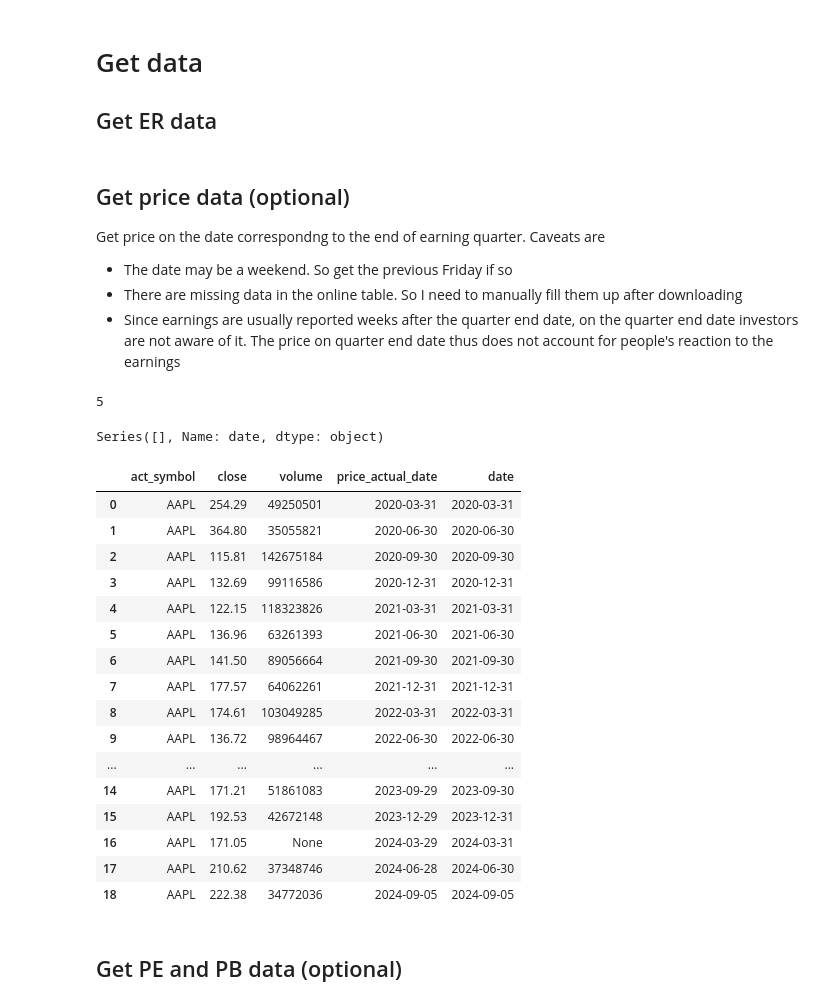
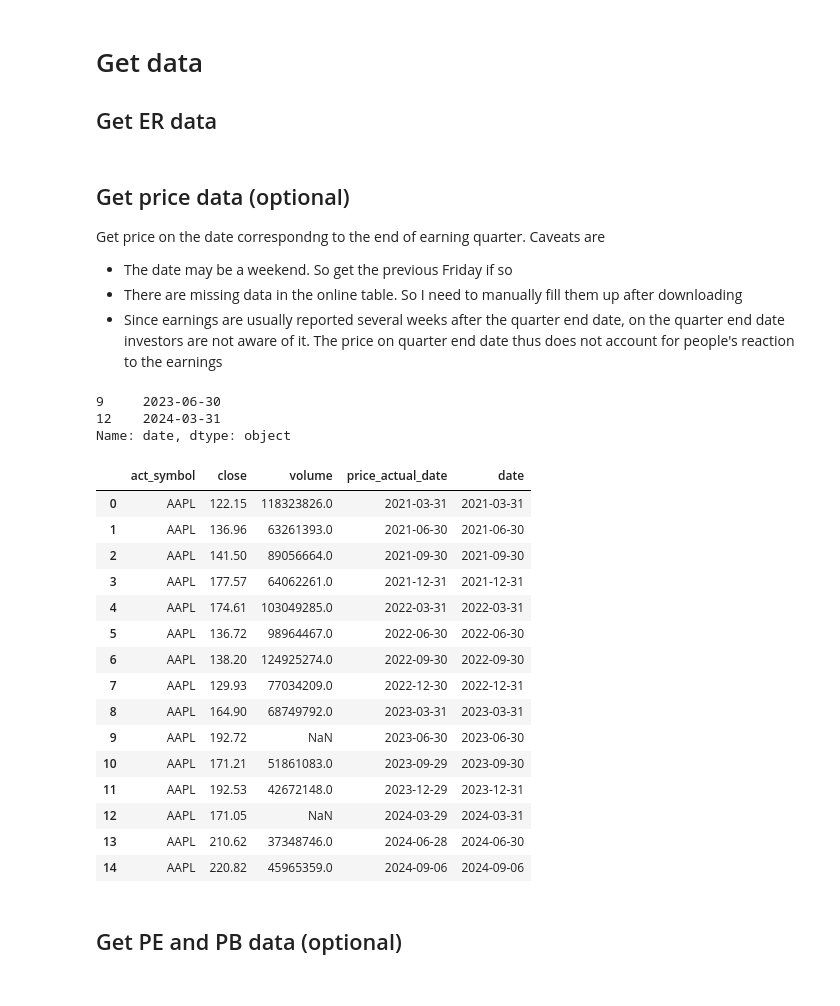
Before and after one commit to yuwei2341/stocks, a Jupyter notebook: Stock_ER.ipynb, the cells around one changed output. Cells and saved outputs as stored; diff of their text form; code cells hidden in the pictures.

```diff
--- a/Stock_ER.ipynb
+++ b/Stock_ER.ipynb
@@ -145,13 +146,19 @@ df = df0.copy()
+# %%
+repo = "earnings"
+df0 = get_data(query_income, repo, key)
+# %%
+# Because of the TTM sum, the first 3 TTM are meaningless. Thus just remove data of the first year
+df = df0[df0['date'] > datetime.strftime((datetime.strptime(date_start, '%Y-%m-%d') + timedelta(days=366)), '%Y-%m-%d')].copy()
+# string to float
+df[df.columns.drop(['act_symbol', 'date', 'period'])] = df[df.columns.drop(['act_symbol', 'date', 'period'])].astype(float)
 # %% [markdown]
 ## Get price data (optional)
 
 Get price on the date correspondng to the end of earning quarter. Caveats are
 - The date may be a weekend. So get the previous Friday if so
 - There are missing data in the online table. So I need to manually fill them up after downloading
-- Since earnings are usually reported weeks after the quarter end date, on the quarter end date investors are not aware of it. The price on quarter end date thus does not account for people's reaction to the earnings
+- Since earnings are usually reported several weeks after the quarter end date, on the quarter end date investors are not aware of it. The price on quarter end date thus does not account for people's reaction to the earnings
 # %%
-from datetime import date, datetime, timedelta
-
 # Get weekdays corresponding to ER dates. Also append yesterday's price
 yesterday = date.today() - timedelta(days=1)
 dates = df.date.unique().tolist() + [yesterday.strftime("%Y-%m-%d")]
@@ -159,8 +166,6 @@ week_dates = []
 for i in dates:
     i_date = datetime.strptime(i, "%Y-%m-%d").date()
     weekday = i_date.weekday()
-    if i == '2023-09-30':
-        print(weekday)
     # Use the previou Friday if the date falls on a weekend
     if weekday == 5:  # Sat
         latest_weekday = i_date - timedelta(days=1)
@@ -172,8 +177,7 @@ for i in dates:
 
 # Query for getting the price
 dates_string = "'" + "', '".join(week_dates) + "'"
-owner, repo, branch = "post-no-preference", "stocks", "master"
-query = ("WITH d AS (\n" +
+query_price = ("WITH d AS (\n" +
  "\nUNION ALL\n".join([f"SELECT CAST('{date}' AS DATE) AS date" for date in week_dates]) +
  ")\n" +
  f"""SELECT p.act_symbol, p.close, p.volume, d.date AS price_actual_date
@@ -187,45 +191,44 @@ query = ("WITH d AS (\n" +
 ) p
 ON d.`date` = p.`date`"""
 )
-res = requests.get(
-    "https://www.dolthub.com/api/v1alpha1/{}/{}/{}".format(owner, repo, branch),
-    params={"q": query},
-    headers={ "authorization": "token dhat.v1.7db9j9t2si0usd85sftmu3m69bs4s6ca2l98248m3ao1sscqo7tg" },
-)
-res = res.json()
-df_price = pd.DataFrame(res['rows'])
-df_price['date'] = dates
-# %% [output]
-5
+# %%
+repo = "stocks"
+df_price0 = get_data(query_price, repo, key)
+
+df_price = df_price0.copy()
+df_price['date'] = dates
+
+df_price[df_price.columns.drop(['act_symbol', 'date', 'price_actual_date'])] = df_price[df_price.columns.drop(['act_symbol', 'date', 'price_actual_date'])].astype(float)
 # %%
 # NEED to fill in missing price manually
 print(df_price[df_price['close'].isnull()]['date'])
 df_price['act_symbol'] = df_price['act_symbol'].fillna(stock)
 df_price['close'] = df_price['close'].fillna({
-    13: 192.72,
-    16: 171.05,
+    9: 192.72,
+    12: 171.05,
 })
 
 df_price
 # %% [output]
-Series([], Name: date, dtype: object)
+9     2023-06-30
+12    2024-03-31
+Name: date, dtype: object
 |  | act_symbol | close | volume | price_actual_date | date |
-| 0 | AAPL | 254.29 | 49250501 | 2020-03-31 | 2020-03-31 |
-| 1 | AAPL | 364.80 | 35055821 | 2020-06-30 | 2020-06-30 |
-| 2 | AAPL | 115.81 | 142675184 | 2020-09-30 | 2020-09-30 |
-| 3 | AAPL | 132.69 | 99116586 | 2020-12-31 | 2020-12-31 |
-| 4 | AAPL | 122.15 | 118323826 | 2021-03-31 | 2021-03-31 |
-| 5 | AAPL | 136.96 | 63261393 | 2021-06-30 | 2021-06-30 |
-| 6 | AAPL | 141.50 | 89056664 | 2021-09-30 | 2021-09-30 |
-| 7 | AAPL | 177.57 | 64062261 | 2021-12-31 | 2021-12-31 |
-| 8 | AAPL | 174.61 | 103049285 | 2022-03-31 | 2022-03-31 |
-| 9 | AAPL | 136.72 | 98964467 | 2022-06-30 | 2022-06-30 |
-| ... | ... | ... | ... | ... | ... |
-| 14 | AAPL | 171.21 | 51861083 | 2023-09-29 | 2023-09-30 |
-| 15 | AAPL | 192.53 | 42672148 | 2023-12-29 | 2023-12-31 |
-| 16 | AAPL | 171.05 | None | 2024-03-29 | 2024-03-31 |
-| 17 | AAPL | 210.62 | 37348746 | 2024-06-28 | 2024-06-30 |
-| 18 | AAPL | 222.38 | 34772036 | 2024-09-05 | 2024-09-05 |
+| 0 | AAPL | 122.15 | 118323826.0 | 2021-03-31 | 2021-03-31 |
+| 1 | AAPL | 136.96 | 63261393.0 | 2021-06-30 | 2021-06-30 |
+| 2 | AAPL | 141.50 | 89056664.0 | 2021-09-30 | 2021-09-30 |
+| 3 | AAPL | 177.57 | 64062261.0 | 2021-12-31 | 2021-12-31 |
+| 4 | AAPL | 174.61 | 103049285.0 | 2022-03-31 | 2022-03-31 |
+| 5 | AAPL | 136.72 | 98964467.0 | 2022-06-30 | 2022-06-30 |
+| 6 | AAPL | 138.20 | 124925274.0 | 2022-09-30 | 2022-09-30 |
+| 7 | AAPL | 129.93 | 77034209.0 | 2022-12-30 | 2022-12-31 |
+| 8 | AAPL | 164.90 | 68749792.0 | 2023-03-31 | 2023-03-31 |
+| 9 | AAPL | 192.72 | NaN | 2023-06-30 | 2023-06-30 |
+| 10 | AAPL | 171.21 | 51861083.0 | 2023-09-29 | 2023-09-30 |
+| 11 | AAPL | 192.53 | 42672148.0 | 2023-12-29 | 2023-12-31 |
+| 12 | AAPL | 171.05 | NaN | 2024-03-29 | 2024-03-31 |
+| 13 | AAPL | 210.62 | 37348746.0 | 2024-06-28 | 2024-06-30 |
+| 14 | AAPL | 220.82 | 45965359.0 | 2024-09-06 | 2024-09-06 |
 # %% [markdown]
 ## Get PE and PB data (optional)
 # %%
```
Also changed, not shown: parts of 8 cells of this notebook.
